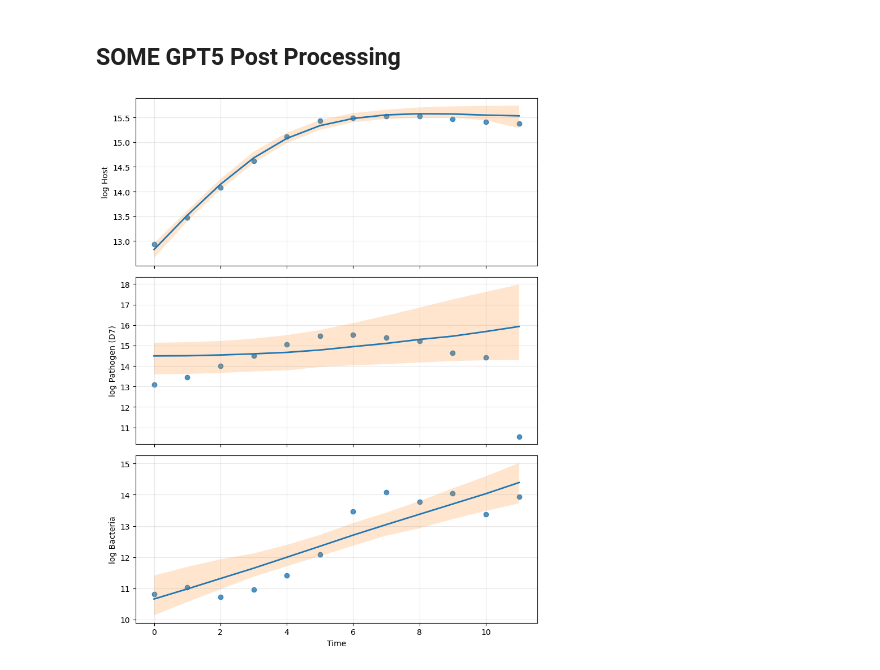
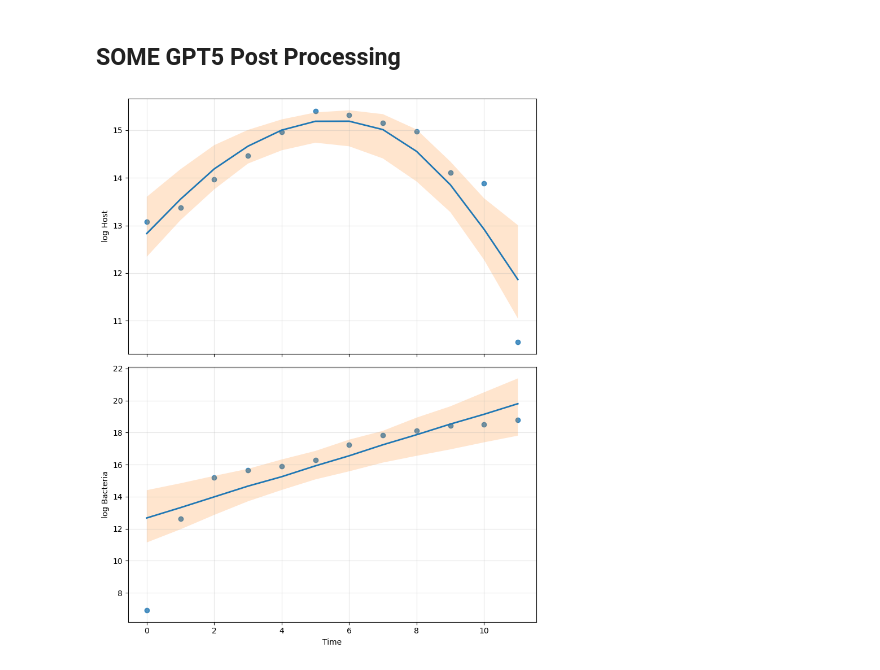
Before and after one commit to rtysonbeach/host_pathogen_modeling, a Jupyter notebook: logistic_host_pathogen.ipynb, the cells around one changed output. Drawn from its saved outputs; the diff is of its cells as text; code cells hidden in the pictures.

```diff
--- a/logistic_host_pathogen.ipynb
+++ b/logistic_host_pathogen.ipynb
@@ -51,8 +48,8 @@ log_bacteria = np.log(np.array(bacteria) + 1e-9)
 # %%
 def ode_system(t, y, params):
     H = y[0]
-    P = y[1]
-    B = y[2]
+    B = y[1]
+    P = y[2]
 
     muH = params[0]
     muB = params[1]
@@ -63,7 +60,7 @@ def ode_system(t, y, params):
     dHdt = (muH * H * (1 - (H / k) )) - phi * H * P
     dPdt = beta * phi * H * P
     dBdt = muB * B
-    return [dHdt, dPdt, dBdt]
+    return [dHdt, dBdt, dPdt]
 # %%
 import pytensor.tensor as pt
 from pytensor.graph.op import Op
@@ -263,7 +222,7 @@ def simulate_ode_from_posterior(
         B00 = float(posterior["B0"].values[c, d])
 
         params_vec = np.array([muH0, muB0, k0, phi0, beta0], dtype=float)
-        y0 = [H00, P00, B00]
+        y0 = [H00, B00, P00]
 
         sol = solve_ivp(
             lambda t, y: ode_rhs(t, y, params_vec),
@@ -289,7 +248,7 @@ def plot_posterior_fit(
     idata,
     time,
     host,
-    d7,
+    #d7,
     bacteria,
     ode_rhs,
     n_draws=200,
@@ -302,7 +261,7 @@ def plot_posterior_fit(
     """
     time = np.asarray(time, dtype=float)
     host = np.asarray(host, dtype=float)
-    d7 = np.asarray(d7, dtype=float)
+    #d7 = np.asarray(d7, dtype=float)
     bacteria = np.asarray(bacteria, dtype=float)
 
     sims = simulate_ode_from_posterior(
@@ -313,10 +272,10 @@ def plot_posterior_fit(
         random_seed=random_seed,
     )  # (n_draws, T, 3)
 
-    fig, axes = plt.subplots(3, 1, sharex=True, figsize=(8, 10))
+    fig, axes = plt.subplots(2, 1, sharex=True, figsize=(8, 10))
 
-    series = [host, d7, bacteria]
-    labels = ["Host", "Pathogen (D7)", "Bacteria"]
+    series = [host, bacteria]
+    labels = ["Host", "Bacteria"]
 
     for i, ax in enumerate(axes):
         y_obs = series[i]
@@ -349,14 +308,16 @@ def plot_posterior_fit(
 # %%
 fig, axes = plot_posterior_fit(
     idata=trace,
     time=time,
     host=host,
-    d7=d7,
+    #d7=None,
     bacteria=bacteria,
     ode_rhs=ode_system,
     n_draws=200,
     log_scale=True,
     random_seed=42,
 )
+plt.savefig(save_path + "-posterior-fit.png")
+plt.show()
 # %% [output]
-[figure, old version]
+[figure, new version]
```
Also changed, not shown: parts of 8 cells of this notebook, 23 other files.
